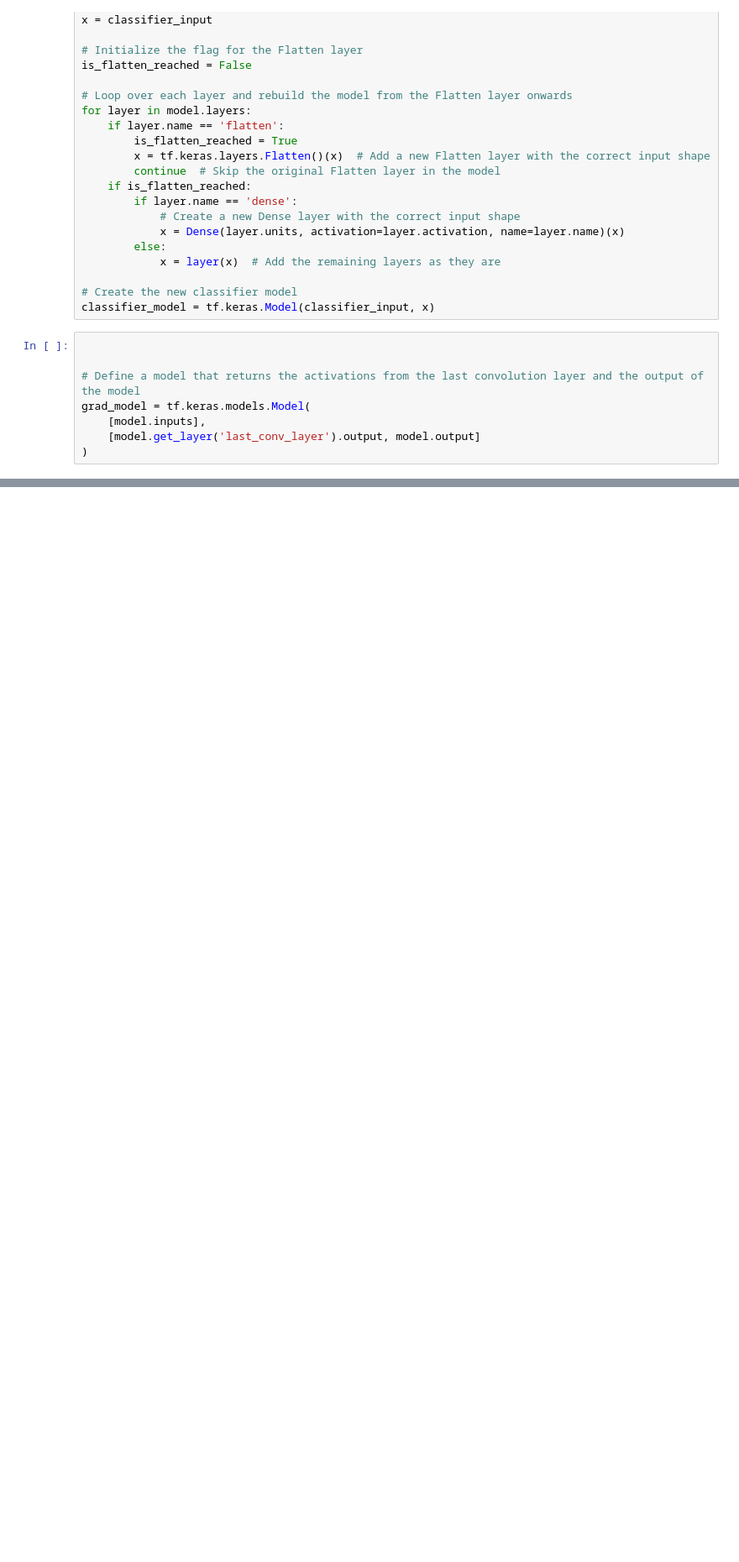
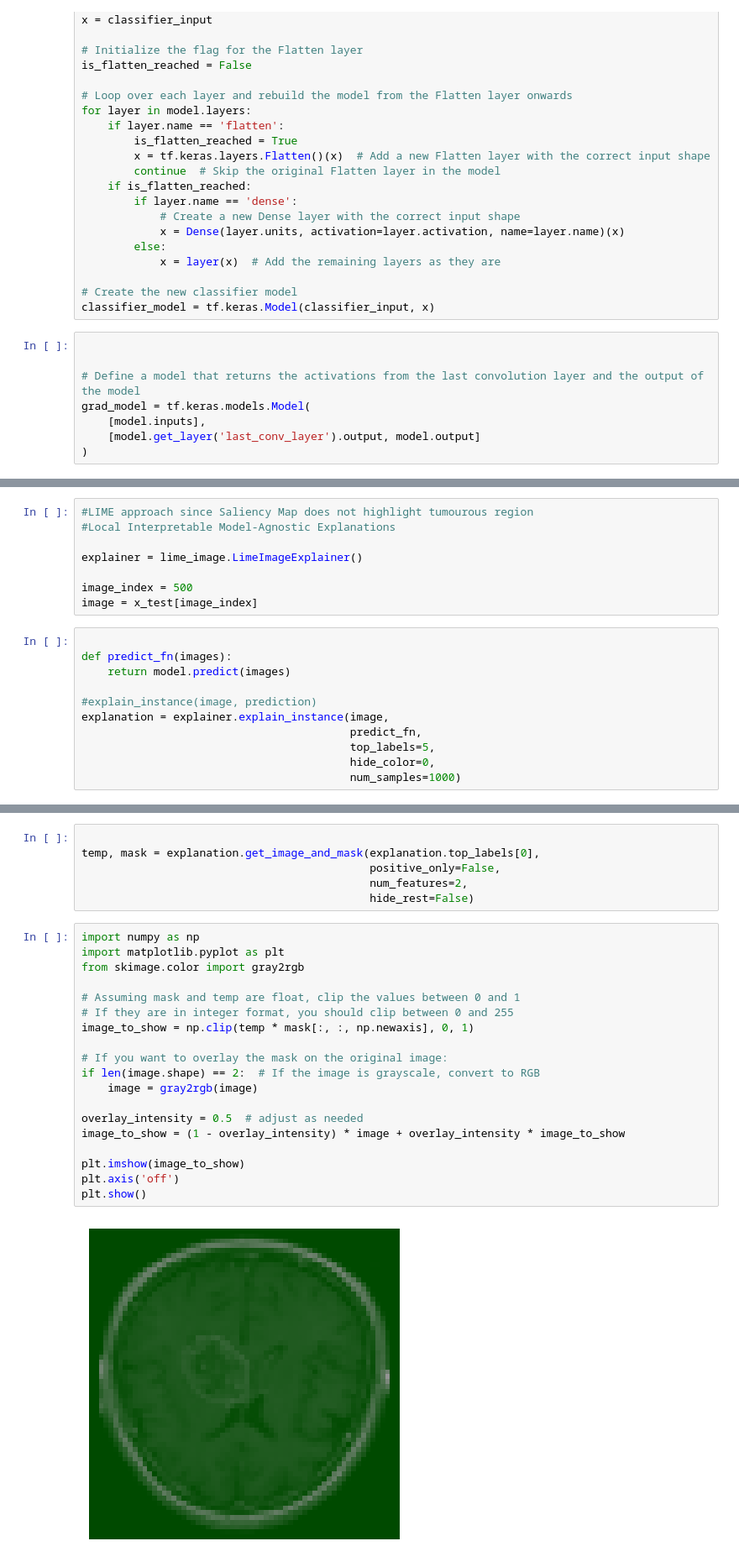
Before and after one commit to wangseann/fMRI-classifier, a Jupyter notebook: archive/main.ipynb, the cells around one changed output, grey strips where cells are left out. Shown at 84% size. Saved outputs shown, nothing was run; the diff lists cells and outputs as text; blank space fills up the shorter version.

Commit message:
trying to add LIME visualizer

```diff
--- a/archive/main.ipynb
+++ b/archive/main.ipynb
@@ -507,0 +507,19 @@ plt.show()
+# %%
+#LIME approach since Saliency Map does not highlight tumourous region
+#Local Interpretable Model-Agnostic Explanations
+
+explainer = lime_image.LimeImageExplainer()
+
+image_index = 500
+image = x_test[image_index]
+# %%
+
+def predict_fn(images):
+    return model.predict(images)
+
+#explain_instance(image, prediction)
+explanation = explainer.explain_instance(image,
+                                         predict_fn,
+                                         top_labels=5,
+                                         hide_color=0,
+                                         num_samples=1000)
@@ -507,0 +544,27 @@ plt.show()
+# %%
+
+temp, mask = explanation.get_image_and_mask(explanation.top_labels[0],
+                                            positive_only=False,
+                                            num_features=2,
+                                            hide_rest=False)
+# %%
+import numpy as np
+import matplotlib.pyplot as plt
+from skimage.color import gray2rgb
+
+# Assuming mask and temp are float, clip the values between 0 and 1
+# If they are in integer format, you should clip between 0 and 255
+image_to_show = np.clip(temp * mask[:, :, np.newaxis], 0, 1)
+
+# If you want to overlay the mask on the original image:
+if len(image.shape) == 2:  # If the image is grayscale, convert to RGB
+    image = gray2rgb(image)
+
+overlay_intensity = 0.5  # adjust as needed
+image_to_show = (1 - overlay_intensity) * image + overlay_intensity * image_to_show
+
+plt.imshow(image_to_show)
+plt.axis('off')
+plt.show()
+# %% [output]
+[figure, added]
```
Also changed, not shown: parts of 11 cells of this notebook, 2 other files.
